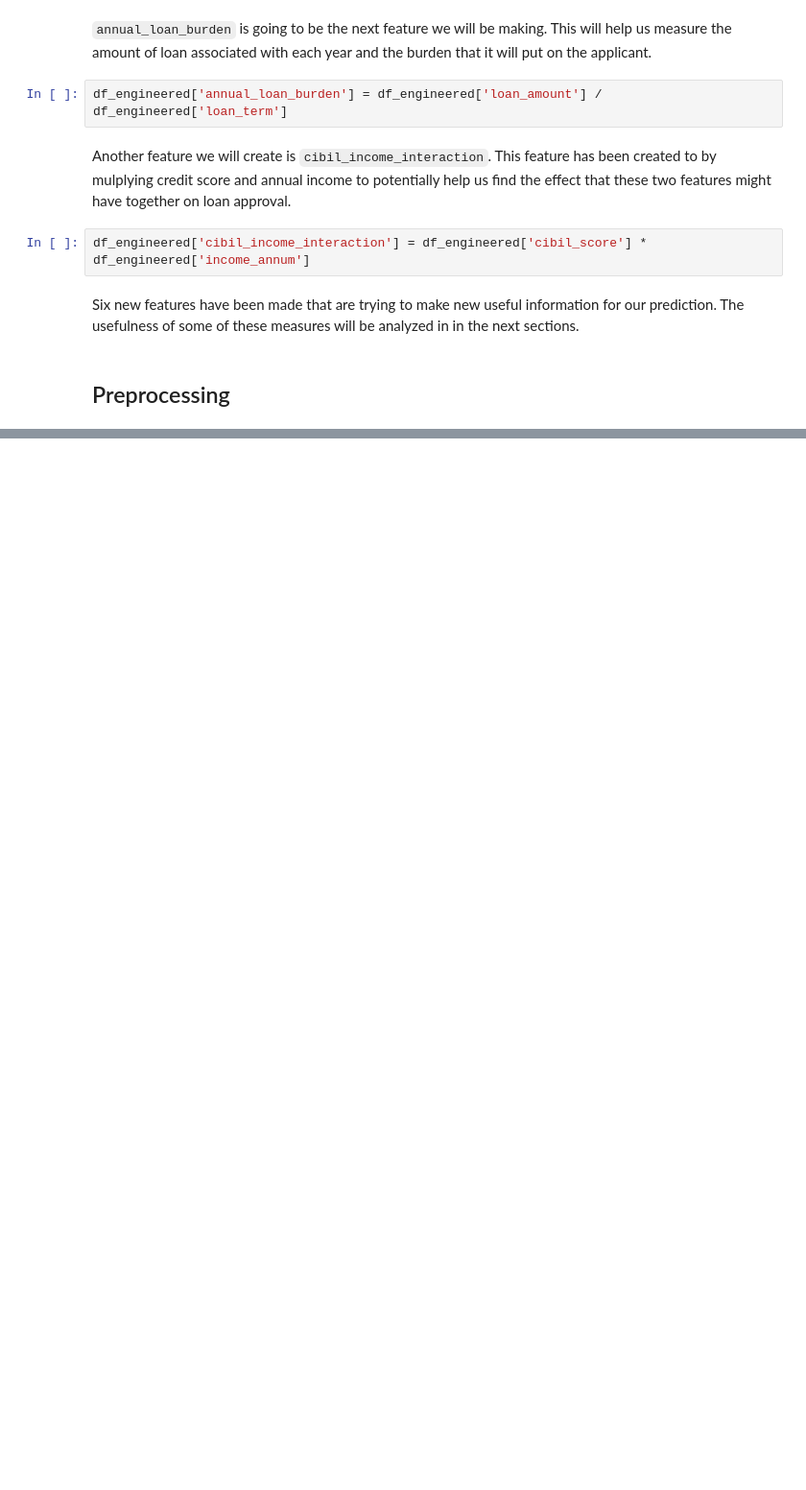
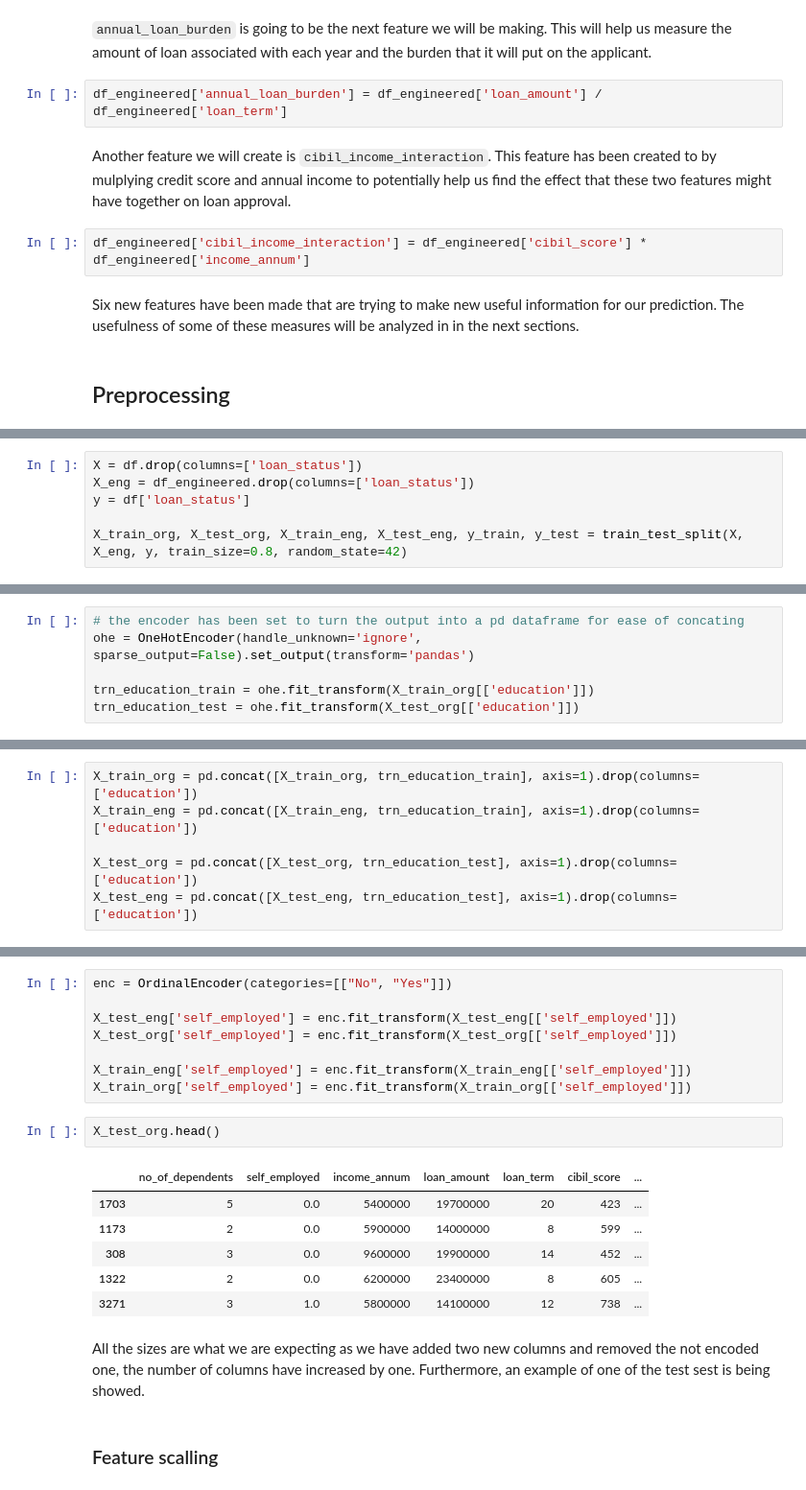
Before and after one commit to adi-afra/Loan-approval-prediction, a Jupyter notebook: notebooks/notebook.ipynb, the cells around one changed output, grey strips where cells are left out. Shown at 96% size. Saved outputs shown, nothing was run; the diff lists cells and outputs as text; blank space fills up the shorter version.

```diff
--- a/notebooks/notebook.ipynb
+++ b/notebooks/notebook.ipynb
@@ -454,0 +462,6 @@ Six new features have been made that are trying to make new useful information f
+# %%
+X = df.drop(columns=['loan_status'])
+X_eng = df_engineered.drop(columns=['loan_status'])
+y = df['loan_status']
+
+X_train_org, X_test_org, X_train_eng, X_test_eng, y_train, y_test = train_test_split(X, X_eng, y, train_size=0.8, random_state=42)
@@ -454,0 +490,6 @@ Six new features have been made that are trying to make new useful information f
+# %%
+# the encoder has been set to turn the output into a pd dataframe for ease of concating
+ohe = OneHotEncoder(handle_unknown='ignore', sparse_output=False).set_output(transform='pandas')
+
+trn_education_train = ohe.fit_transform(X_train_org[['education']])
+trn_education_test = ohe.fit_transform(X_test_org[['education']])
@@ -454,0 +506,6 @@ Six new features have been made that are trying to make new useful information f
+# %%
+X_train_org = pd.concat([X_train_org, trn_education_train], axis=1).drop(columns=['education'])
+X_train_eng = pd.concat([X_train_eng, trn_education_train], axis=1).drop(columns=['education'])
+
+X_test_org = pd.concat([X_test_org, trn_education_test], axis=1).drop(columns=['education'])
+X_test_eng = pd.concat([X_test_eng, trn_education_test], axis=1).drop(columns=['education'])
@@ -454,0 +528,21 @@ Six new features have been made that are trying to make new useful information f
+# %%
+enc = OrdinalEncoder(categories=[["No", "Yes"]])
+
+X_test_eng['self_employed'] = enc.fit_transform(X_test_eng[['self_employed']])
+X_test_org['self_employed'] = enc.fit_transform(X_test_org[['self_employed']])
+
+X_train_eng['self_employed'] = enc.fit_transform(X_train_eng[['self_employed']])
+X_train_org['self_employed'] = enc.fit_transform(X_train_org[['self_employed']])
+# %%
+X_test_org.head()
+# %% [output]
+|  | no_of_dependents | self_employed | income_annum | loan_amount | loan_term | cibil_score | ... |
+| 1703 | 5 | 0.0 | 5400000 | 19700000 | 20 | 423 | ... |
+| 1173 | 2 | 0.0 | 5900000 | 14000000 | 8 | 599 | ... |
+| 308 | 3 | 0.0 | 9600000 | 19900000 | 14 | 452 | ... |
+| 1322 | 2 | 0.0 | 6200000 | 23400000 | 8 | 605 | ... |
+| 3271 | 3 | 1.0 | 5800000 | 14100000 | 12 | 738 | ... |
+# %% [markdown]
+All the sizes are what we are expecting as we have added two new columns and removed the not encoded one, the number of columns have increased by one. Furthermore, an example of one of the test sest is being showed.
+# %% [markdown]
+### Feature scalling
```
Also changed, not shown: parts of 13 cells of this notebook.
